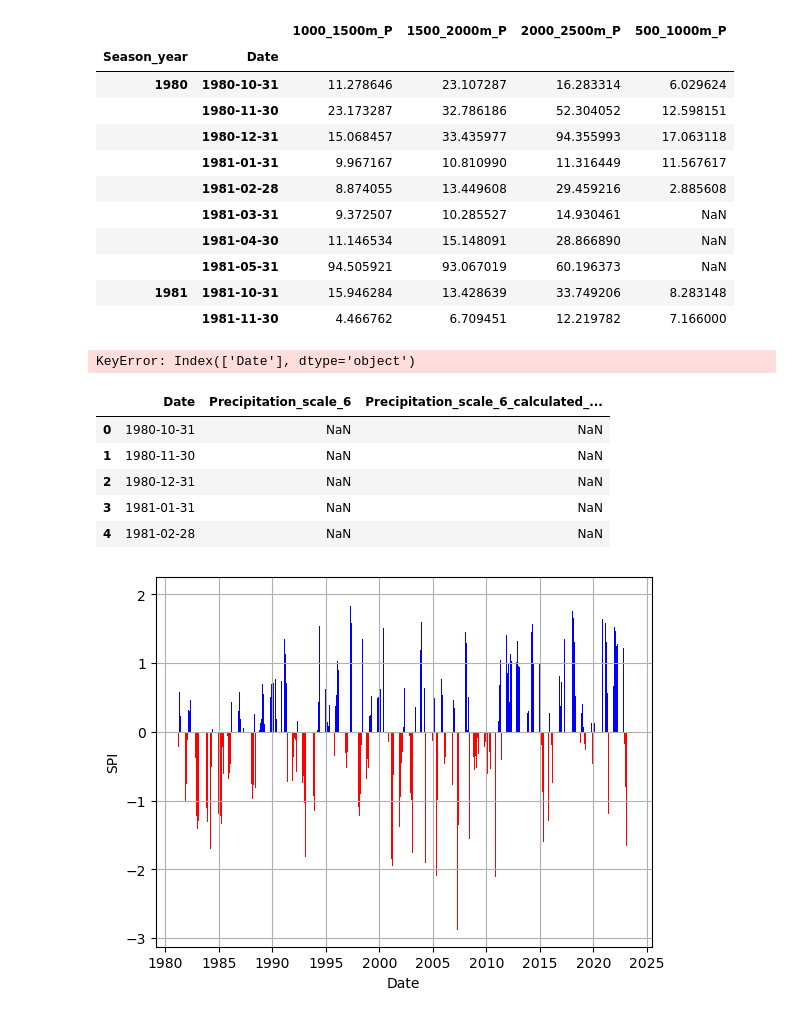
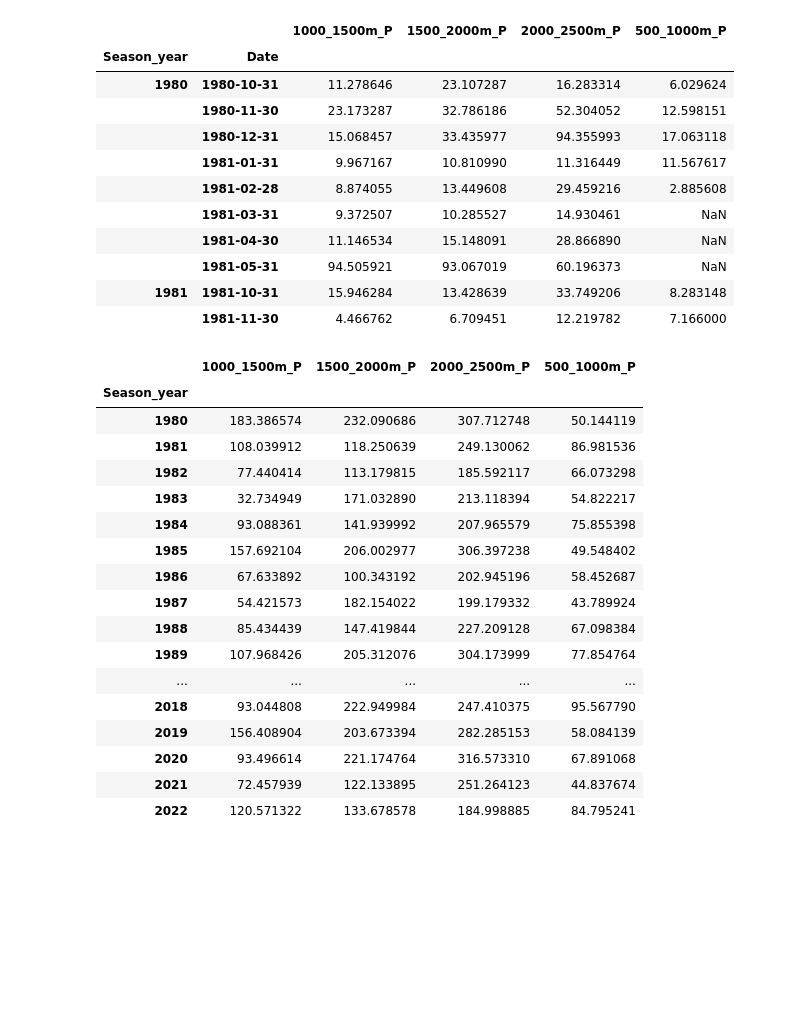
Before and after one commit to hasithajayamaha/snowdroughtindex-main, a Jupyter notebook: notebooks/workflows/5_SPI_wrokflow.ipynb, the cells around one changed output. Saved outputs shown, nothing was run; the diff lists cells and outputs as text; code cells hidden in the pictures; blank space fills up the shorter version.

```diff
--- a/notebooks/workflows/5_SPI_wrokflow.ipynb
+++ b/notebooks/workflows/5_SPI_wrokflow.ipynb
@@ -115,32 +115,27 @@ display(monthly_avg.head(10))
 # %%
 # Save the combined data to a CSV file
 monthly_avg.to_csv(output_path + 'monthly_precipitation.csv')
-# %%
-# Create the SPI object
-spi = SPI()
-
-# Calculate SPI using the created spi object
-df_spi = spi.calculate(
-    monthly_avg,
-    'Date',
-    '1000_1500m_P',
-    freq="M",
-    scale=7,
-    fit_type="lmom",
-    dist_type="gam"
-)
-# %% [output]
-KeyError: Index(['Date'], dtype='object')
-# %%
-display(df_spi.head())
-# %% [output]
-|  | Date | Precipitation_scale_6 | Precipitation_scale_6_calculated_... |
-| 0 | 1980-10-31 | NaN | NaN |
-| 1 | 1980-11-30 | NaN | NaN |
-| 2 | 1980-12-31 | NaN | NaN |
-| 3 | 1981-01-31 | NaN | NaN |
-| 4 | 1981-02-28 | NaN | NaN |
-# %%
-fig = plot_index(df_spi, 'Date', 'Precipitation_scale_6_calculated_index')
-# %% [output]
-[figure, removed]
+# %%
+# Group by season and sum the precipitation for each column
+seasonal_precip = monthly_avg.groupby('Season_year').sum(numeric_only=True)
+
+display(seasonal_precip)
+# %% [output]
+|  | 1000_1500m_P | 1500_2000m_P | 2000_2500m_P | 500_1000m_P |
+| Season_year |  |  |  |  |
+| 1980 | 183.386574 | 232.090686 | 307.712748 | 50.144119 |
+| 1981 | 108.039912 | 118.250639 | 249.130062 | 86.981536 |
+| 1982 | 77.440414 | 113.179815 | 185.592117 | 66.073298 |
+| 1983 | 32.734949 | 171.032890 | 213.118394 | 54.822217 |
+| 1984 | 93.088361 | 141.939992 | 207.965579 | 75.855398 |
+| 1985 | 157.692104 | 206.002977 | 306.397238 | 49.548402 |
+| 1986 | 67.633892 | 100.343192 | 202.945196 | 58.452687 |
+| 1987 | 54.421573 | 182.154022 | 199.179332 | 43.789924 |
+| 1988 | 85.434439 | 147.419844 | 227.209128 | 67.098384 |
+| 1989 | 107.968426 | 205.312076 | 304.173999 | 77.854764 |
+| ... | ... | ... | ... | ... |
+| 2018 | 93.044808 | 222.949984 | 247.410375 | 95.567790 |
+| 2019 | 156.408904 | 203.673394 | 282.285153 | 58.084139 |
+| 2020 | 93.496614 | 221.174764 | 316.573310 | 67.891068 |
+| 2021 | 72.457939 | 122.133895 | 251.264123 | 44.837674 |
+| 2022 | 120.571322 | 133.678578 | 184.998885 | 84.795241 |
```
Also changed, not shown: parts of 4 cells of this notebook.
